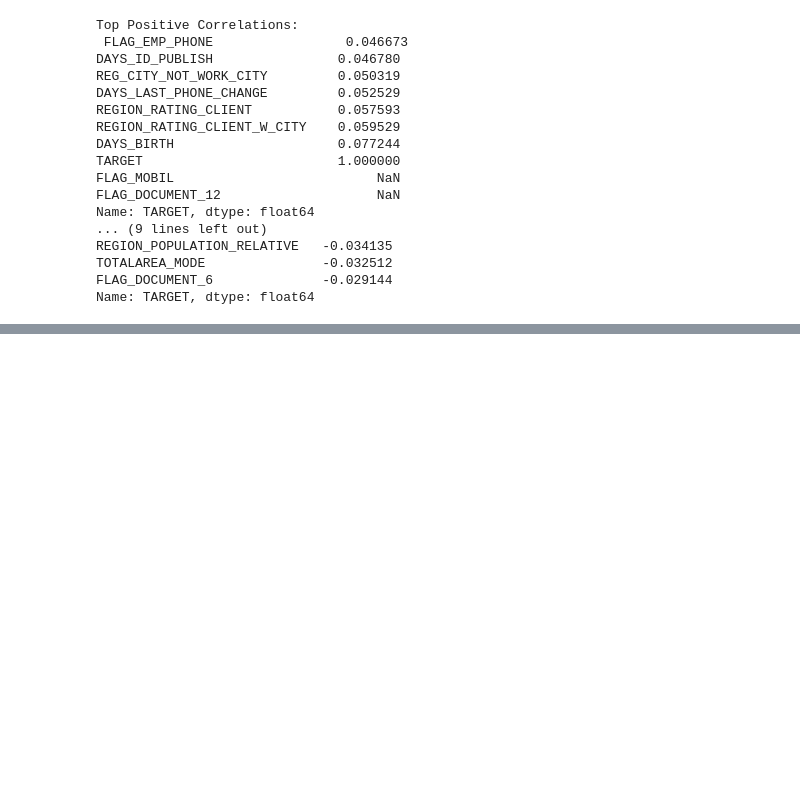
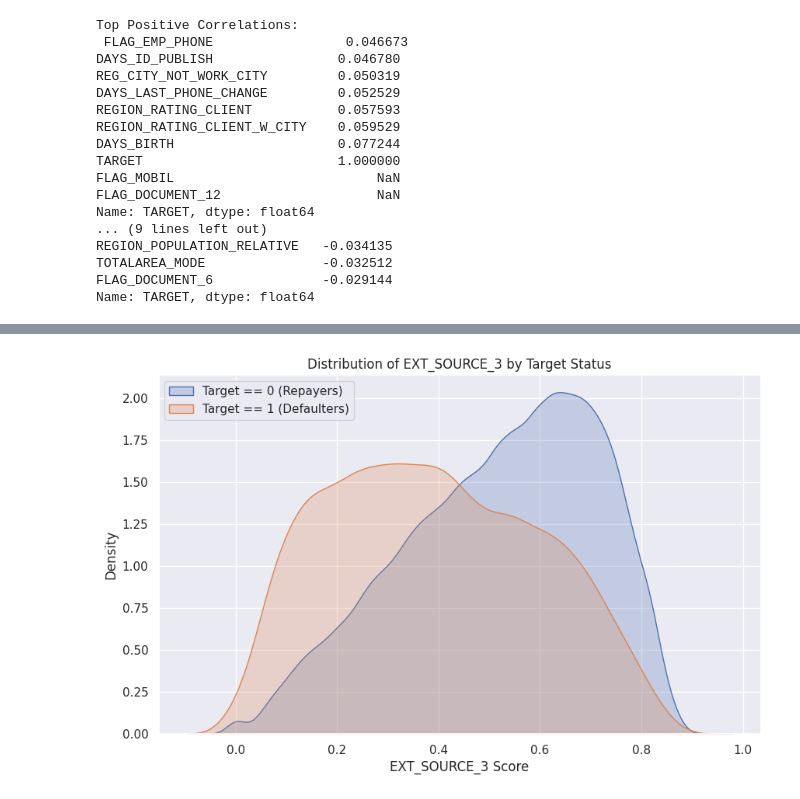
Before and after one commit to JagdishMane/aai-machine-learning, a Jupyter notebook: JagdishMane_Assignment1.ipynb, the cells around one changed output, grey strips where cells are left out. Cells and saved outputs as stored; diff of their text form; code cells hidden in the pictures; blank space fills up the shorter version.

```diff
--- a/JagdishMane_Assignment1.ipynb
+++ b/JagdishMane_Assignment1.ipynb
@@ -264,0 +273,15 @@ Name: TARGET, dtype: float64
+# %%
+
+
+plt.figure(figsize=(10, 6))
+# KDE plot shows the 'shape' of the data for each group
+sns.kdeplot(df.loc[df['TARGET'] == 0, 'EXT_SOURCE_3'], label='Target == 0 (Repayers)', fill=True)
+sns.kdeplot(df.loc[df['TARGET'] == 1, 'EXT_SOURCE_3'], label='Target == 1 (Defaulters)', fill=True)
+
+plt.title('Distribution of EXT_SOURCE_3 by Target Status')
+plt.xlabel('EXT_SOURCE_3 Score')
+plt.ylabel('Density')
+plt.legend()
+plt.show()
+# %% [output]
+[figure, added]
```
Also changed, not shown: parts of 3 cells of this notebook.
